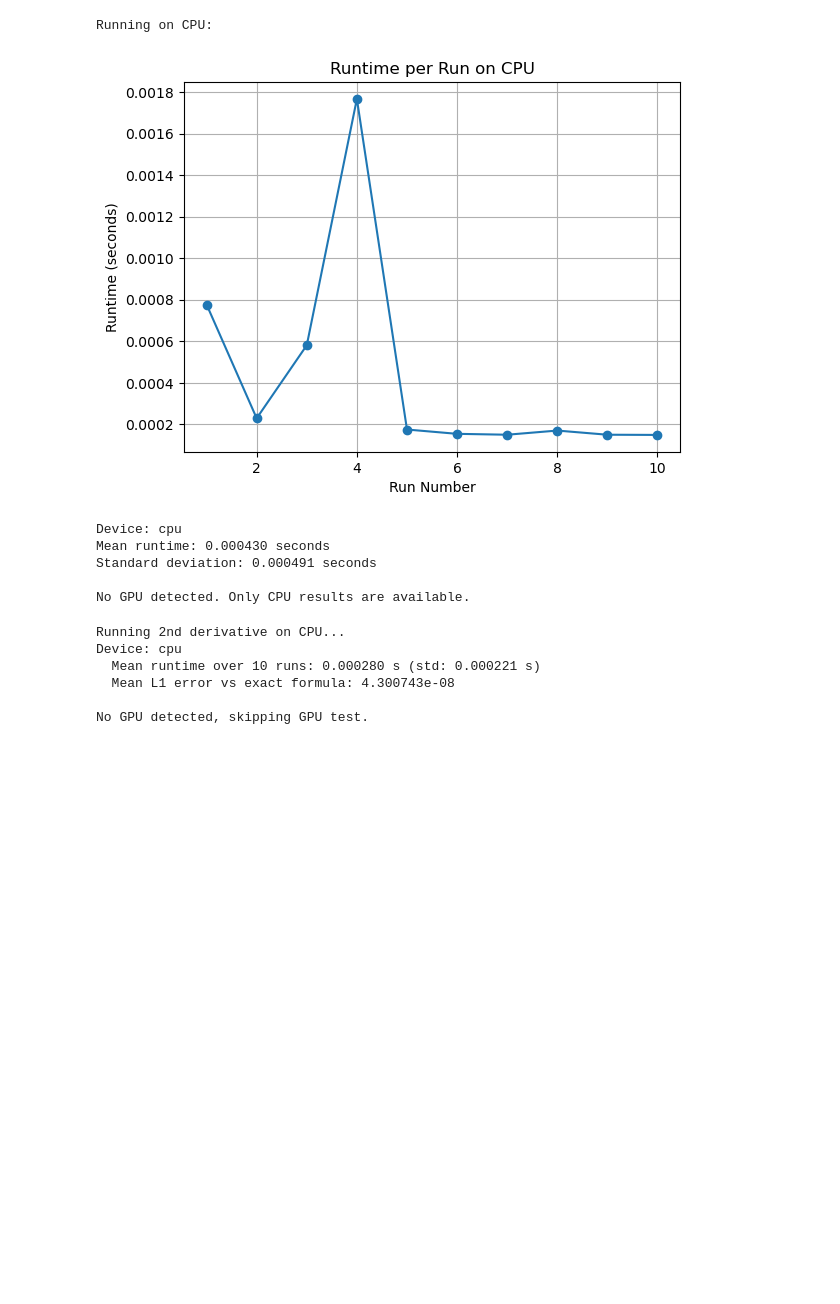
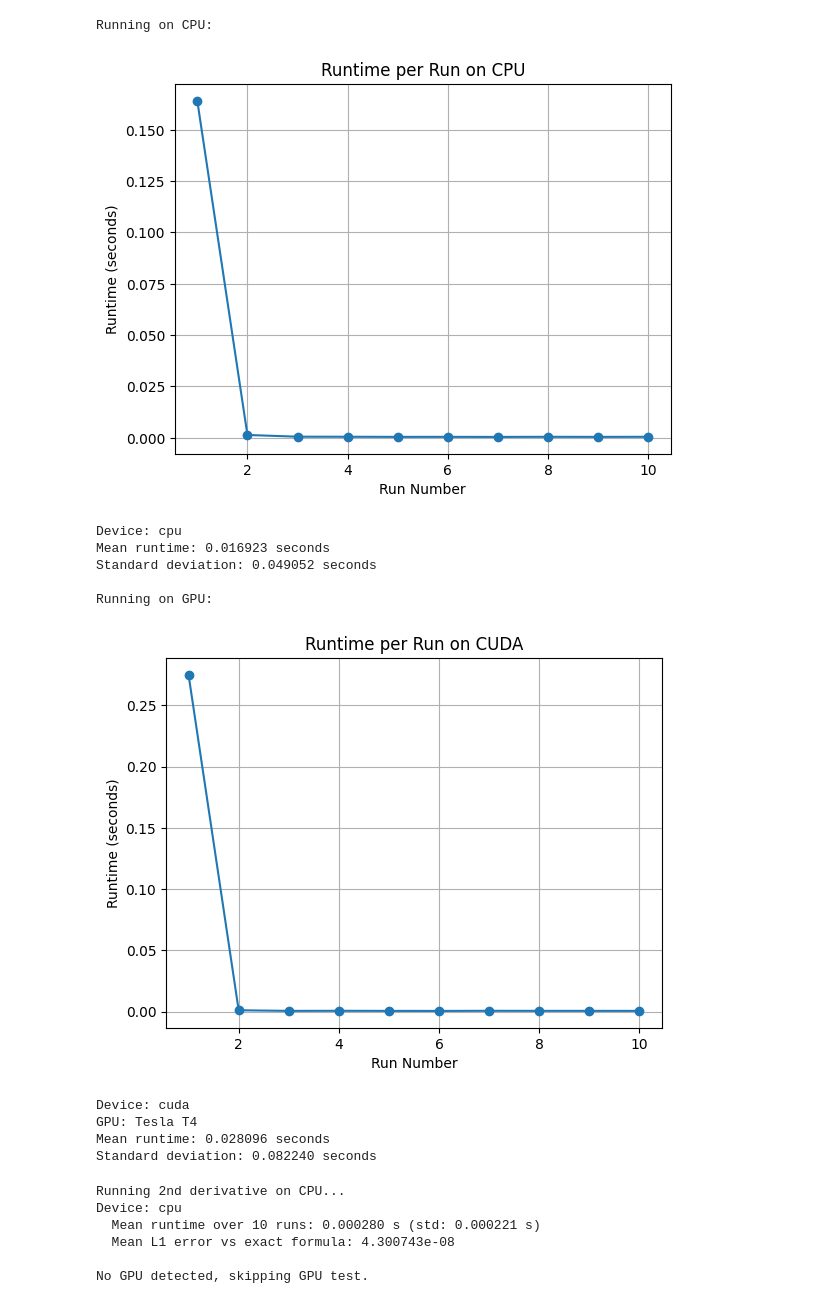
Before and after one commit to adryvlz/APMA2070, a Jupyter notebook: HW4.ipynb, the cells around one changed output. Drawn from its saved outputs; the diff is of its cells as text; code cells hidden in the pictures; blank space fills up the shorter version.

```diff
--- a/HW4.ipynb
+++ b/HW4.ipynb
@@ -4,9 +6,6 @@ import time
 import numpy as np
 import math
 import matplotlib.pyplot as plt
-
-" Note that the setup used to run this is based on my home PC with an i5 11400F CPU and an RTX 3070"
-" Not quite the super computer, but its better than running on a MAC without a GPU :D "
 
 # Parameters
 sigma2 = 0.2
@@ -38,6 +37,10 @@ def run_experiment(device):
         # Sum over y to get a scalar output for autograd
         y_sum = y.sum()
         y_sum.backward()  # Computes gradient, stores in x.grad
+
+        # For TPU devices, force the computation to run by marking a step
+        if device.type == 'xla':
+            xm.mark_step()
 
         # Reset the gradient for the next run
         x.grad.zero_()
@@ -53,40 +56,45 @@ def run_experiment(device):
     plt.figure()
     plt.plot(range(1, num_runs + 1), run_times, marker='o')
     plt.xlabel("Run Number")
     plt.ylabel("Runtime (seconds)")
     plt.title(f"Runtime per Run on {device.type.upper()}")
     plt.grid(True)
     plt.show()
 
     # Print results
     print(f"Device: {device}")
     if device.type == 'cuda':
         print("GPU:", torch.cuda.get_device_name(0))
     print("Mean runtime: {:.6f} seconds".format(mean_time))
     print("Standard deviation: {:.6f} seconds".format(std_time))
 
 # -------------------------------
 # Main Script
 # -------------------------------
 
 # Run on CPU
 print("Running on CPU:")
 run_experiment(torch.device("cpu"))
 
-# If GPU is available, run on GPU as well
+# Run on GPU if available
 if torch.cuda.is_available():
     print("\nRunning on GPU:")
     run_experiment(torch.device("cuda"))
 else:
     print("\nNo GPU detected. Only CPU results are available.")
 # %% [output]
 Running on CPU:
-[figure, old version]
+[figure, new version]
 Device: cpu
-Mean runtime: 0.000430 seconds
-Standard deviation: 0.000491 seconds
+Mean runtime: 0.016923 seconds
+Standard deviation: 0.049052 seconds
 
-No GPU detected. Only CPU results are available.
+Running on GPU:
+[figure, added]
+Device: cuda
+GPU: Tesla T4
+Mean runtime: 0.028096 seconds
+Standard deviation: 0.082240 seconds
 # %%
 # Problem #2
 
```
Also changed, not shown: parts of 1 cell of this notebook.
